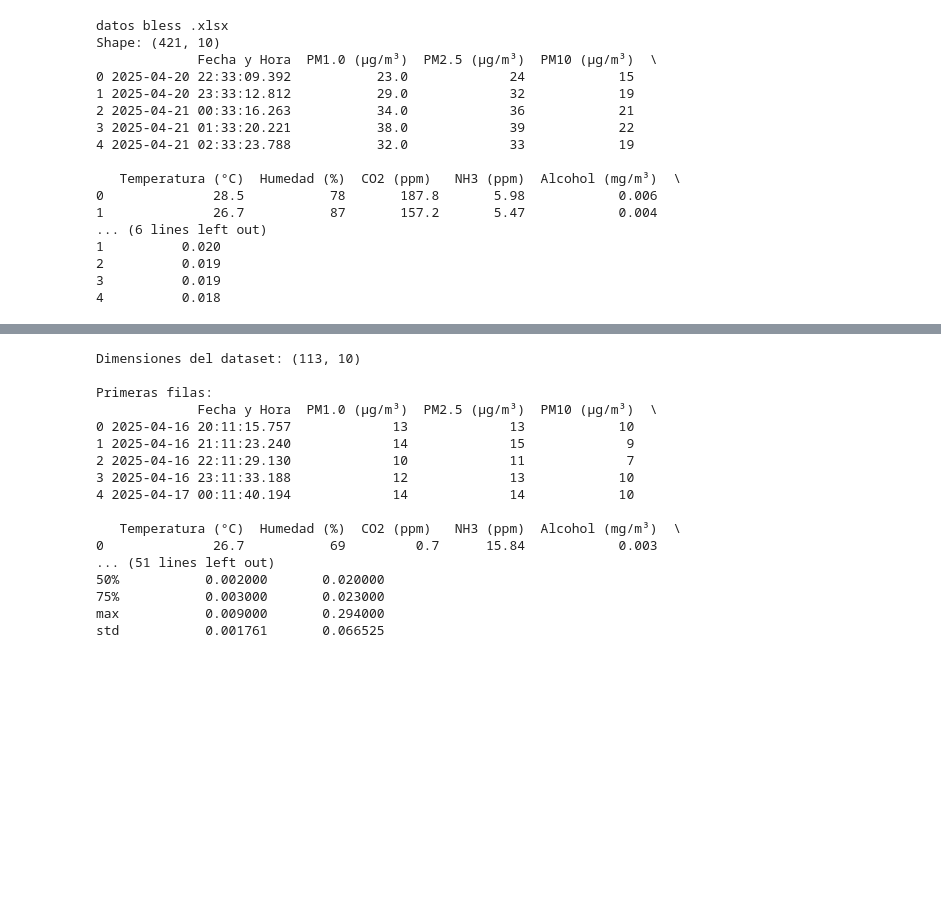
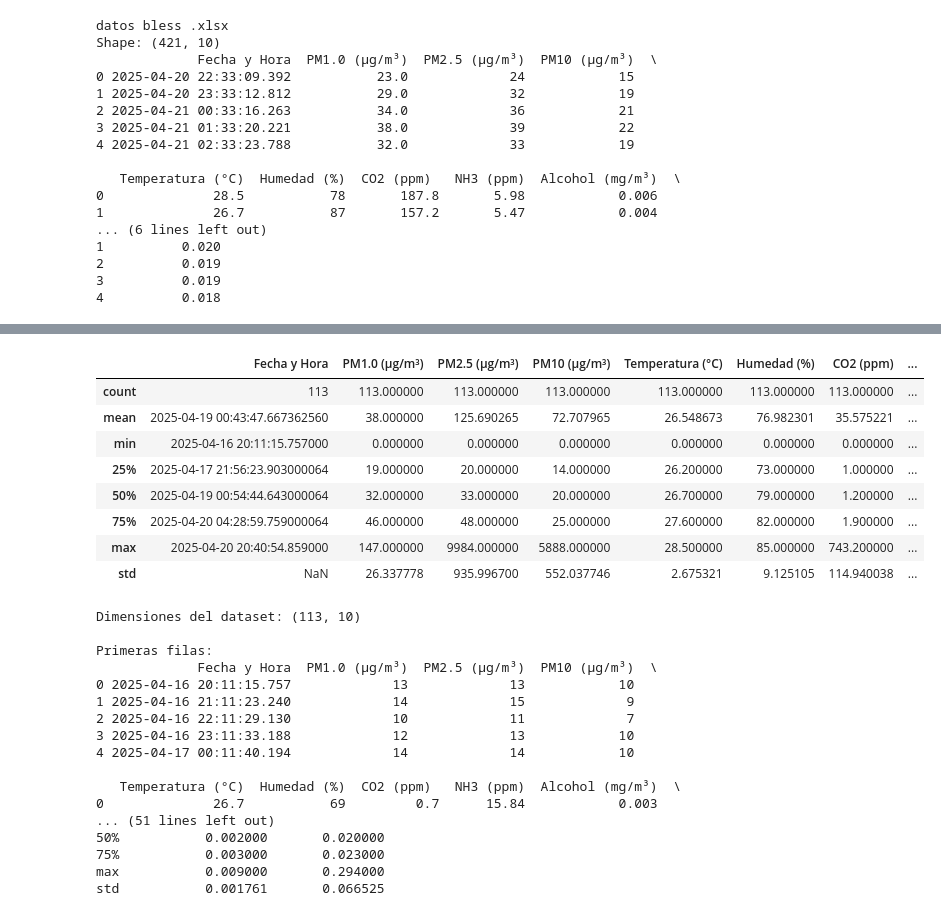
Before and after one commit to mdlangeles/Delfin_Project, a Jupyter notebook: Proyecto.ipynb, the cells around one changed output, grey strips where cells are left out. Saved outputs shown, nothing was run; the diff lists cells and outputs as text; code cells hidden in the pictures; blank space fills up the shorter version.

```diff
--- a/Proyecto.ipynb
+++ b/Proyecto.ipynb
@@ -68,3 +80,15 @@ Shape: (421, 10)
+# %%
+df_pollution.describe()
+# %% [output]
+|  | Fecha y Hora | PM1.0 (µg/m³) | PM2.5 (µg/m³) | PM10 (µg/m³) | Temperatura (°C) | Humedad (%) | CO2 (ppm) | ... |
+| count | 113 | 113.000000 | 113.000000 | 113.000000 | 113.000000 | 113.000000 | 113.000000 | ... |
+| mean | 2025-04-19 00:43:47.667362560 | 38.000000 | 125.690265 | 72.707965 | 26.548673 | 76.982301 | 35.575221 | ... |
+| min | 2025-04-16 20:11:15.757000 | 0.000000 | 0.000000 | 0.000000 | 0.000000 | 0.000000 | 0.000000 | ... |
+| 25% | 2025-04-17 21:56:23.903000064 | 19.000000 | 20.000000 | 14.000000 | 26.200000 | 73.000000 | 1.000000 | ... |
+| 50% | 2025-04-19 00:54:44.643000064 | 32.000000 | 33.000000 | 20.000000 | 26.700000 | 79.000000 | 1.200000 | ... |
+| 75% | 2025-04-20 04:28:59.759000064 | 46.000000 | 48.000000 | 25.000000 | 27.600000 | 82.000000 | 1.900000 | ... |
+| max | 2025-04-20 20:40:54.859000 | 147.000000 | 9984.000000 | 5888.000000 | 28.500000 | 85.000000 | 743.200000 | ... |
+| std | NaN | 26.337778 | 935.996700 | 552.037746 | 2.675321 | 9.125105 | 114.940038 | ... |
 # %%
 def eda_basico(df):
     print("Dimensiones del dataset:", df.shape)
```
Also changed, not shown: parts of 2 cells of this notebook.
